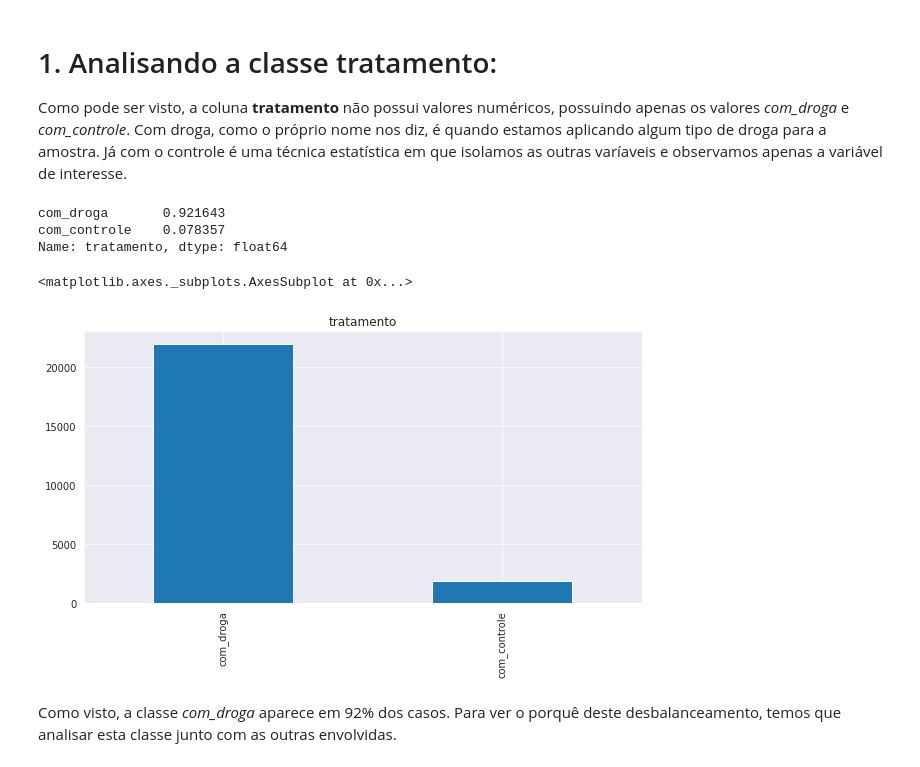
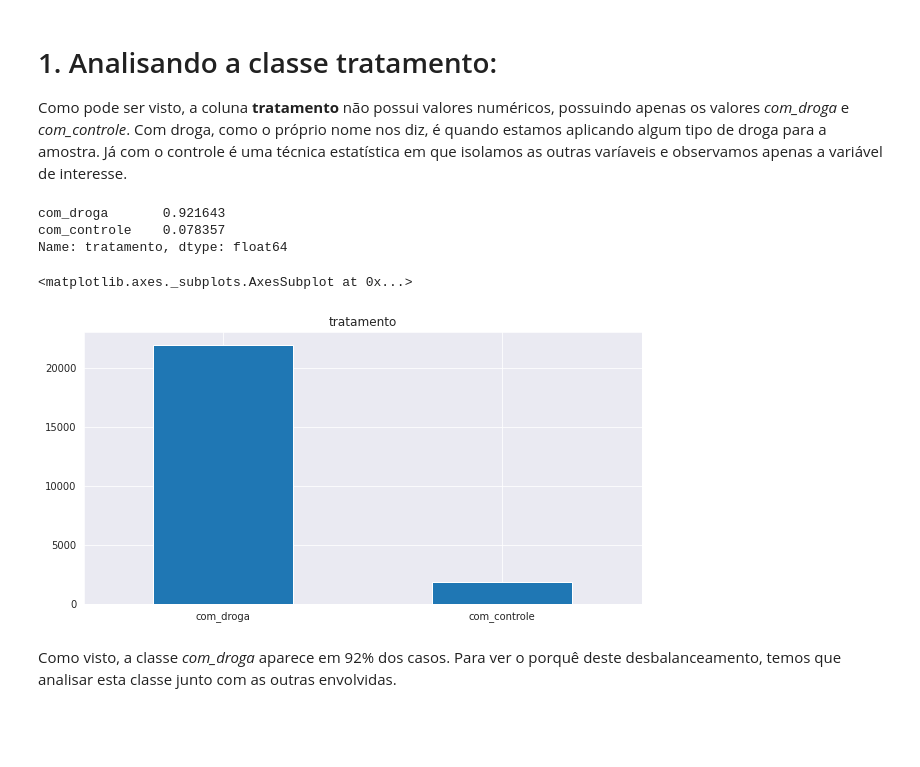
Before and after one commit to MisterGusMan/Alura_ID3, a Jupyter notebook: Análise_Aula_1.ipynb, the cells around one changed output. Drawn from its saved outputs; the diff is of its cells as text; code cells hidden in the pictures; blank space fills up the shorter version.

```diff
--- a/Análise_Aula_1.ipynb
+++ b/Análise_Aula_1.ipynb
@@ -56,13 +56,13 @@ Agora que já temos uma noção dos resultados do nosso dataframe, podemos fazer
 Como pode ser visto, a coluna **tratamento** não possui valores numéricos, possuindo apenas os valores *com_droga* e *com_controle*. Com droga, como o próprio nome nos diz, é quando estamos aplicando algum tipo de droga para a amostra. Já com o controle é uma técnica estatística em que isolamos as outras varíaveis e observamos apenas a variável de interesse.
 # %%
 print(df['tratamento'].value_counts(normalize = True))
-df['tratamento'].value_counts().plot.bar(title = 'tratamento', figsize = (10,5))
+df['tratamento'].value_counts().plot.bar(title = 'tratamento', figsize = (10,5), rot = 0)
 # %% [output]
 com_droga       0.921643
 com_controle    0.078357
 Name: tratamento, dtype: float64
 <matplotlib.axes._subplots.AxesSubplot at 0x...>
-[figure, old version]
+[figure, new version]
 # %% [markdown]
 Como visto, a classe *com_droga* aparece em 92% dos casos. Para ver o porquê deste desbalanceamento, temos que analisar esta classe junto com as outras  envolvidas.
 # %%
```
Also changed, not shown: parts of 1 cell of this notebook.
